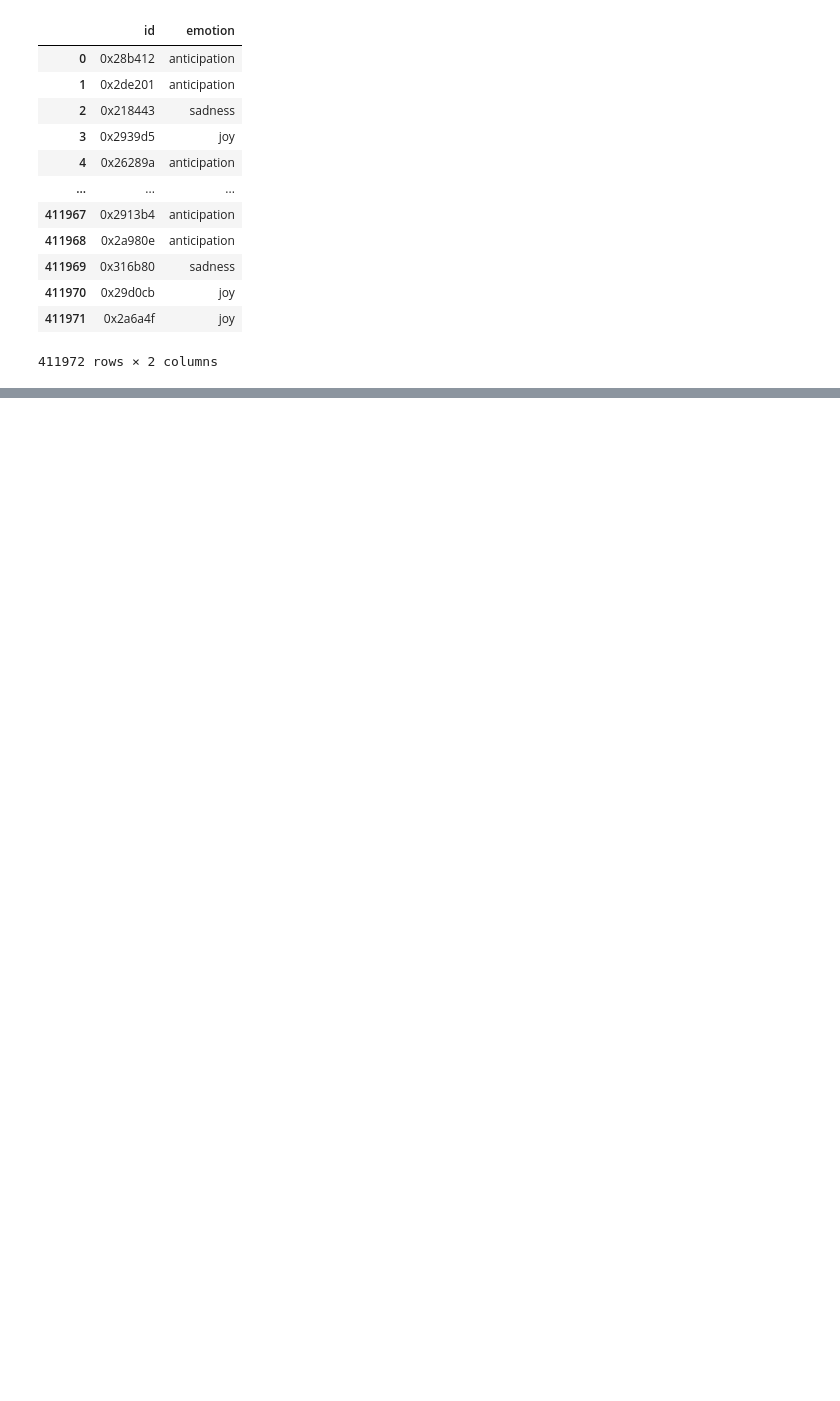
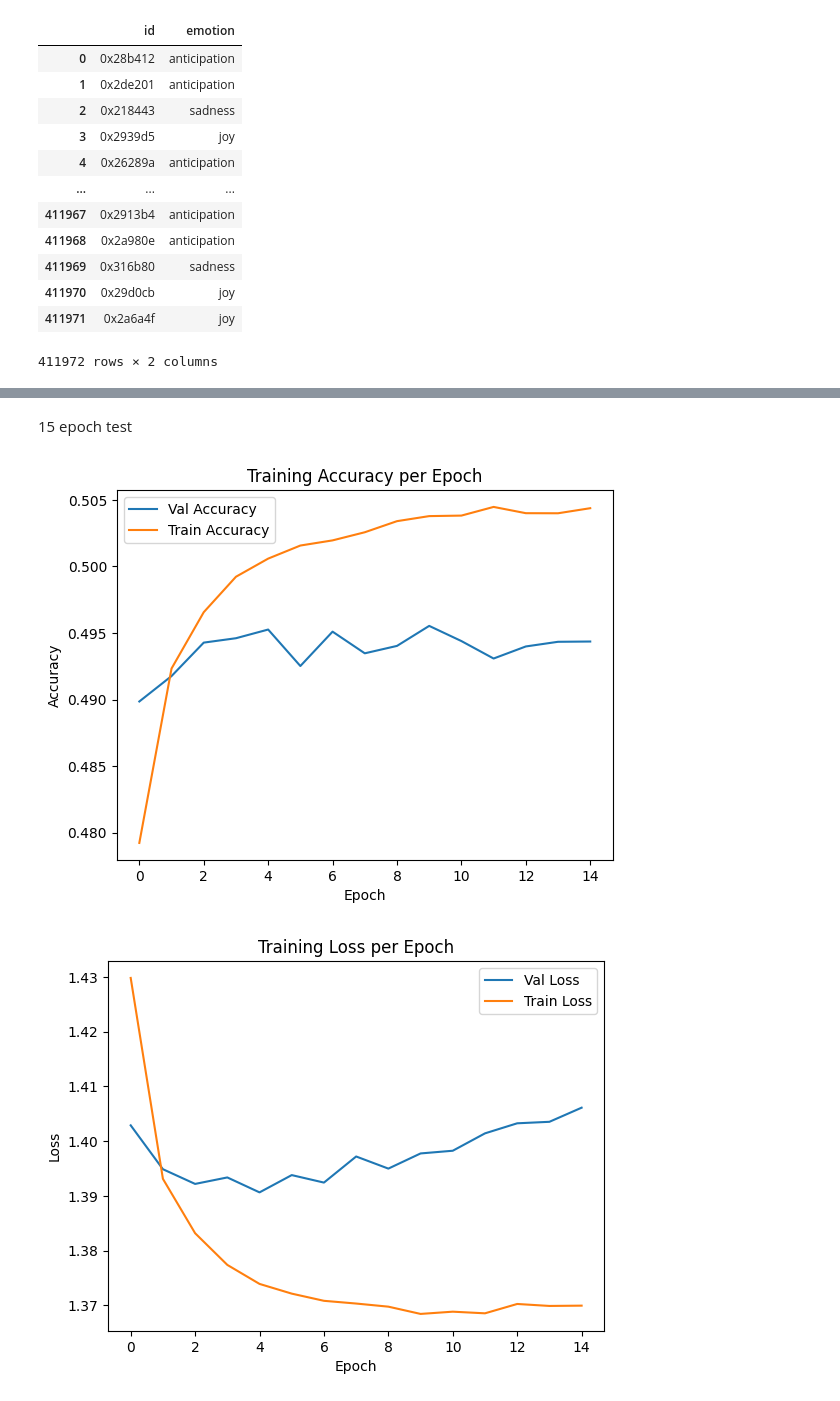
Before and after one commit to beck-wang/DM2023-Lab2-Master, a Jupyter notebook: Homework/DM2023-Lab2-Homework.ipynb, the cells around one changed output, grey strips where cells are left out. Cells and saved outputs as stored; diff of their text form; code cells hidden in the pictures; blank space fills up the shorter version.

```diff
--- a/Homework/DM2023-Lab2-Homework.ipynb
+++ b/Homework/DM2023-Lab2-Homework.ipynb
@@ -899,0 +946,28 @@ training_log
+# %% [markdown]
+15 epoch test
+# %%
+log_df = pd.DataFrame()
+log_df = pd.read_csv("training_log_3.csv")
+
+acc_df = log_df.iloc[:,[0, 1, 3]]
+loss_df = log_df.iloc[:,[0, 2, 4]]
+
+sns.lineplot(data=acc_df, x="epoch", y="val_accuracy", label="Val Accuracy")
+sns.lineplot(data=acc_df, x="epoch", y="accuracy", label="Train Accuracy")
+plt.xlabel("Epoch")
+plt.ylabel("Accuracy")
+plt.title("Training Accuracy per Epoch")
+plt.legend()
+plt.show()
+
+
+sns.lineplot(data=loss_df, x="epoch", y="val_loss", label="Val Loss")
+sns.lineplot(data=loss_df, x="epoch", y="loss", label="Train Loss")
+plt.xlabel("Epoch")
+plt.ylabel("Loss")
+plt.title("Training Loss per Epoch")
+plt.legend()
+plt.show()
+# %% [output]
+[figure, added]
+[figure, added]
```
Also changed, not shown: parts of 52 cells of this notebook, 1 other file.
